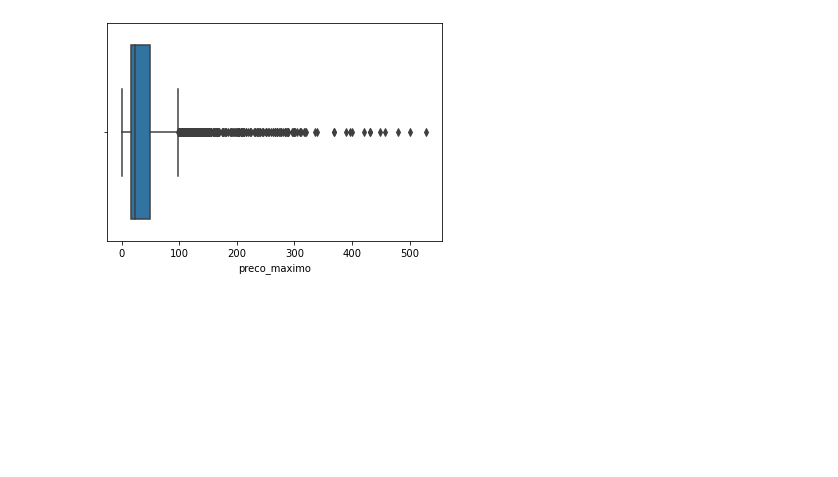
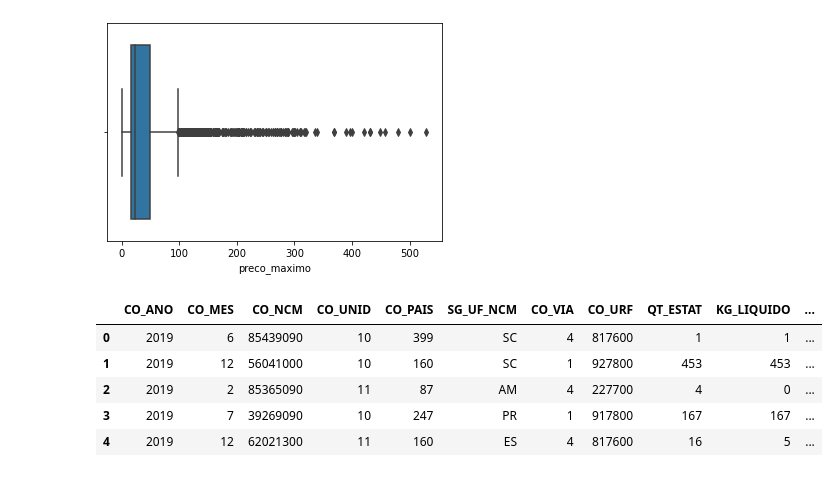
Before and after one commit to jrobertolima/projetoTCC, a Jupyter notebook: ProjetoTCC.ipynb, the cells around one changed output. Cells and saved outputs as stored; diff of their text form; code cells hidden in the pictures; blank space fills up the shorter version.

```diff
--- a/ProjetoTCC.ipynb
+++ b/ProjetoTCC.ipynb
@@ -603,3 +603,18 @@ Data columns (total 6 columns):
 dtypes: bool(1), float64(3), int64(1), object(1)
 memory usage: 211.4+ KB
 [figure]
+# %%
+import pandas as pd
+dfpais = pd.read_csv('Datasets/pais.csv', sep=';', encoding='cp1250')
+dfimp  = pd.read_csv('Datasets/importacoes2019.csv', sep=';', encoding='cp1250')
+# %%
+dfjunto = dfimp.merge(dfpais, on='CO_PAIS', how='left')
+# %%
+dfjunto.head()
+# %% [output]
+|  | CO_ANO | CO_MES | CO_NCM | CO_UNID | CO_PAIS | SG_UF_NCM | CO_VIA | CO_URF | QT_ESTAT | KG_LIQUIDO | ... |
+| 0 | 2019 | 6 | 85439090 | 10 | 399 | SC | 4 | 817600 | 1 | 1 | ... |
+| 1 | 2019 | 12 | 56041000 | 10 | 160 | SC | 1 | 927800 | 453 | 453 | ... |
+| 2 | 2019 | 2 | 85365090 | 11 | 87 | AM | 4 | 227700 | 4 | 0 | ... |
+| 3 | 2019 | 7 | 39269090 | 10 | 247 | PR | 1 | 917800 | 167 | 167 | ... |
+| 4 | 2019 | 12 | 62021300 | 11 | 160 | ES | 4 | 817600 | 16 | 5 | ... |
```
Also changed, not shown: 2 other files.
